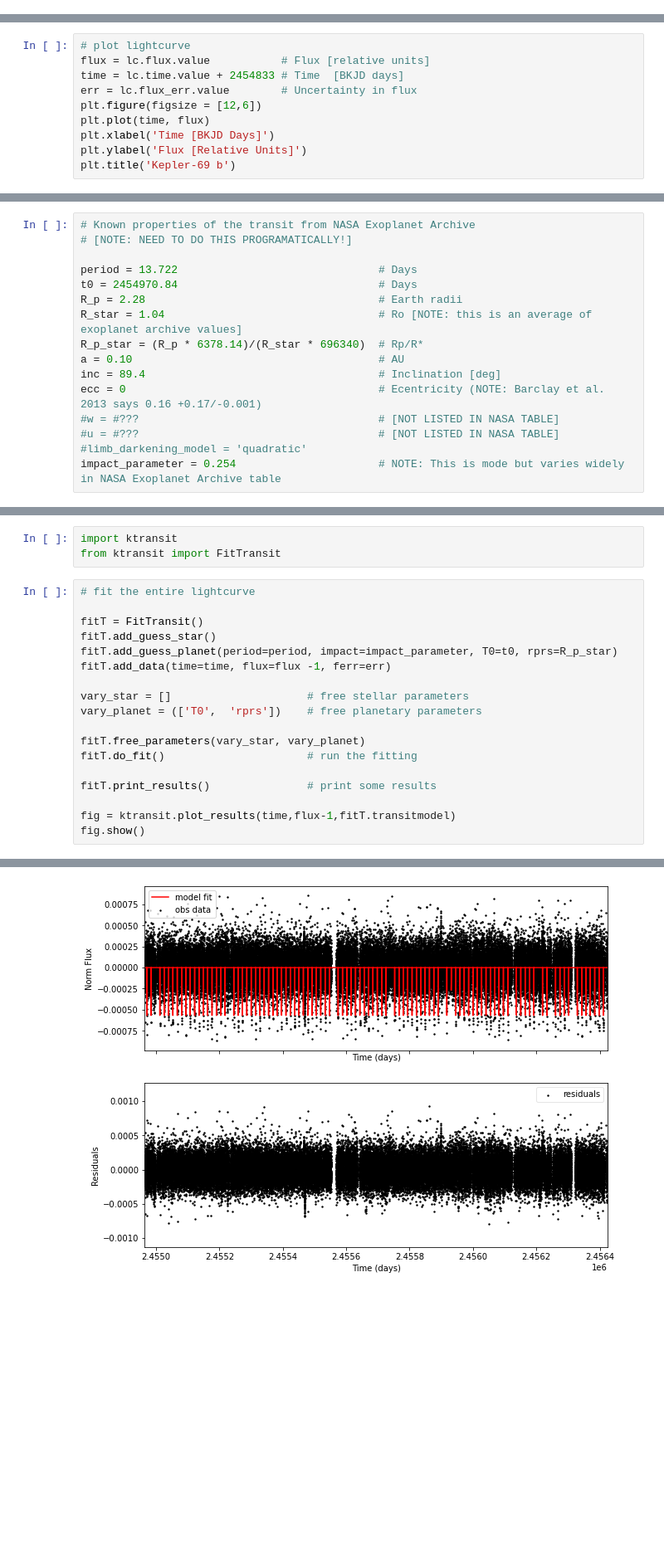
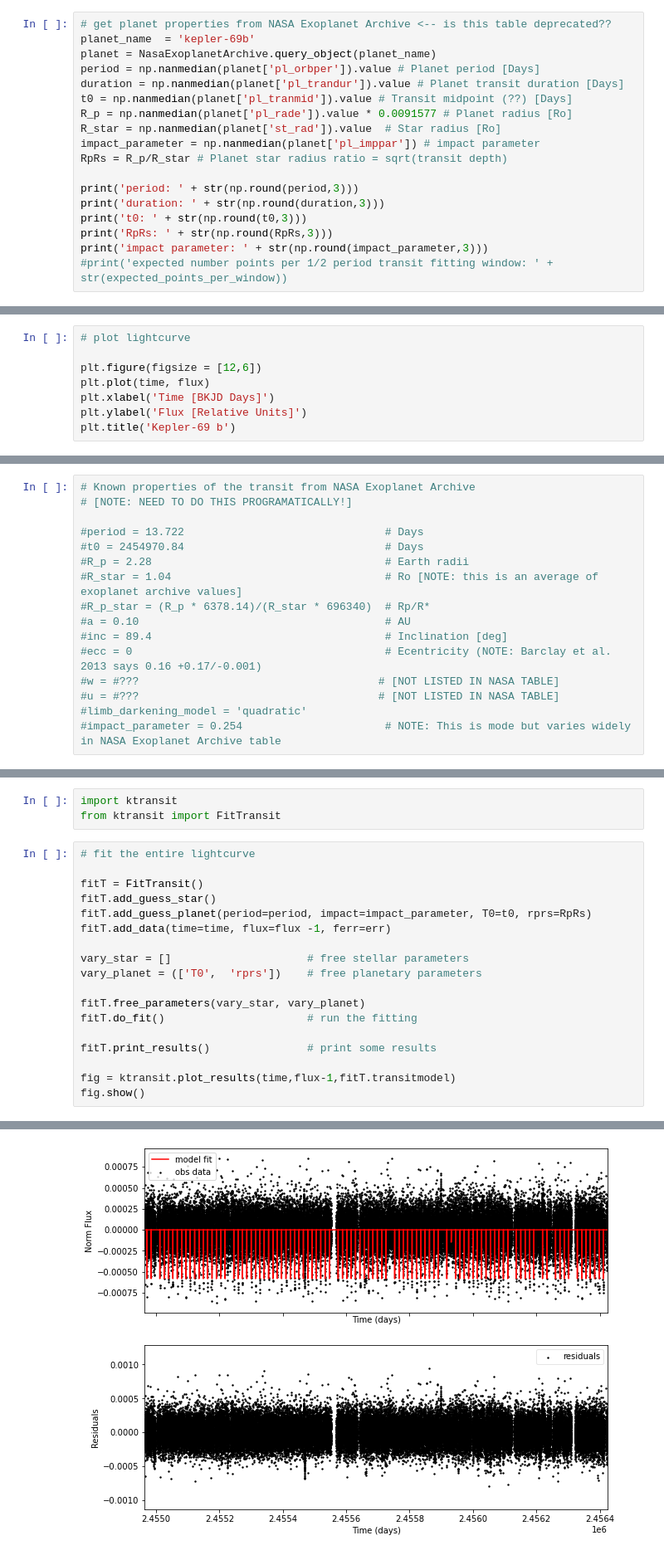
Before and after one commit to annazuckerman/transit-analysis, a Jupyter notebook: Fitting_transits.ipynb, the cells around one changed output, grey strips where cells are left out. Shown at 83% size. Drawn from its saved outputs; the diff is of its cells as text; blank space fills up the shorter version.

```diff
--- a/Fitting_transits.ipynb
+++ b/Fitting_transits.ipynb
@@ -18,0 +16,18 @@ lc = lc_collection.stitch().flatten(window_length=901).remove_outliers()
+# %%
+# get planet properties from NASA Exoplanet Archive <-- is this table deprecated??
+planet_name  = 'kepler-69b'
+planet = NasaExoplanetArchive.query_object(planet_name)
+period = np.nanmedian(planet['pl_orbper']).value # Planet period [Days]
+duration = np.nanmedian(planet['pl_trandur']).value # Planet transit duration [Days]
+t0 = np.nanmedian(planet['pl_tranmid']).value # Transit midpoint (??) [Days]
+R_p = np.nanmedian(planet['pl_rade']).value * 0.0091577 # Planet radius [Ro]
+R_star = np.nanmedian(planet['st_rad']).value  # Star radius [Ro]
+impact_parameter = np.nanmedian(planet['pl_imppar']) # impact parameter
+RpRs = R_p/R_star # Planet star radius ratio = sqrt(transit depth)
+
+print('period: ' + str(np.round(period,3)))
+print('duration: ' + str(np.round(duration,3)))
+print('t0: ' + str(np.round(t0,3)))
+print('RpRs: ' + str(np.round(RpRs,3)))
+print('impact parameter: ' + str(np.round(impact_parameter,3)))
+#print('expected number points per 1/2 period transit fitting window: ' + str(expected_points_per_window))
@@ -19,8 +93,6 @@ lc = lc_collection.stitch().flatten(window_length=901).remove_outliers()
 # %%
 # plot lightcurve
-flux = lc.flux.value           # Flux [relative units]
-time = lc.time.value + 2454833 # Time  [BKJD days]
-err = lc.flux_err.value        # Uncertainty in flux
+
 plt.figure(figsize = [12,6])
 plt.plot(time, flux)
 plt.xlabel('Time [BKJD Days]')
@@ -33,17 +105,17 @@ Text(0.5, 1.0, 'Kepler-69 b')
 # Known properties of the transit from NASA Exoplanet Archive
 # [NOTE: NEED TO DO THIS PROGRAMATICALLY!]
 
-period = 13.722                               # Days
-t0 = 2454970.84                               # Days
-R_p = 2.28                                    # Earth radii
-R_star = 1.04                                 # Ro [NOTE: this is an average of exoplanet archive values]
-R_p_star = (R_p * 6378.14)/(R_star * 696340)  # Rp/R*
-a = 0.10                                      # AU
-inc = 89.4                                    # Inclination [deg]
-ecc = 0                                       # Ecentricity (NOTE: Barclay et al. 2013 says 0.16 +0.17/-0.001)
+#period = 13.722                               # Days
+#t0 = 2454970.84                               # Days
+#R_p = 2.28                                    # Earth radii
+#R_star = 1.04                                 # Ro [NOTE: this is an average of exoplanet archive values]
+#R_p_star = (R_p * 6378.14)/(R_star * 696340)  # Rp/R*
+#a = 0.10                                      # AU
+#inc = 89.4                                    # Inclination [deg]
+#ecc = 0                                       # Ecentricity (NOTE: Barclay et al. 2013 says 0.16 +0.17/-0.001)
 #w = #???                                     # [NOT LISTED IN NASA TABLE]
 #u = #???                                     # [NOT LISTED IN NASA TABLE]
 #limb_darkening_model = 'quadratic'
-impact_parameter = 0.254                      # NOTE: This is mode but varies widely in NASA Exoplanet Archive table
+#impact_parameter = 0.254                      # NOTE: This is mode but varies widely in NASA Exoplanet Archive table
 # %% [markdown]
 ## Fit transits as Gaussians
@@ -136,7 +399,7 @@ from ktransit import FitTransit
 
 fitT = FitTransit()
 fitT.add_guess_star()
-fitT.add_guess_planet(period=period, impact=impact_parameter, T0=t0, rprs=R_p_star)
+fitT.add_guess_planet(period=period, impact=impact_parameter, T0=t0, rprs=RpRs)
 fitT.add_data(time=time, flux=flux -1, ferr=err)
 
 vary_star = []                     # free stellar parameters
@@ -158 +421 @@ rprs: 0.022903738413710774
-[figure, old version]
+[figure, new version]
```
Also changed, not shown: parts of 32 cells of this notebook.
